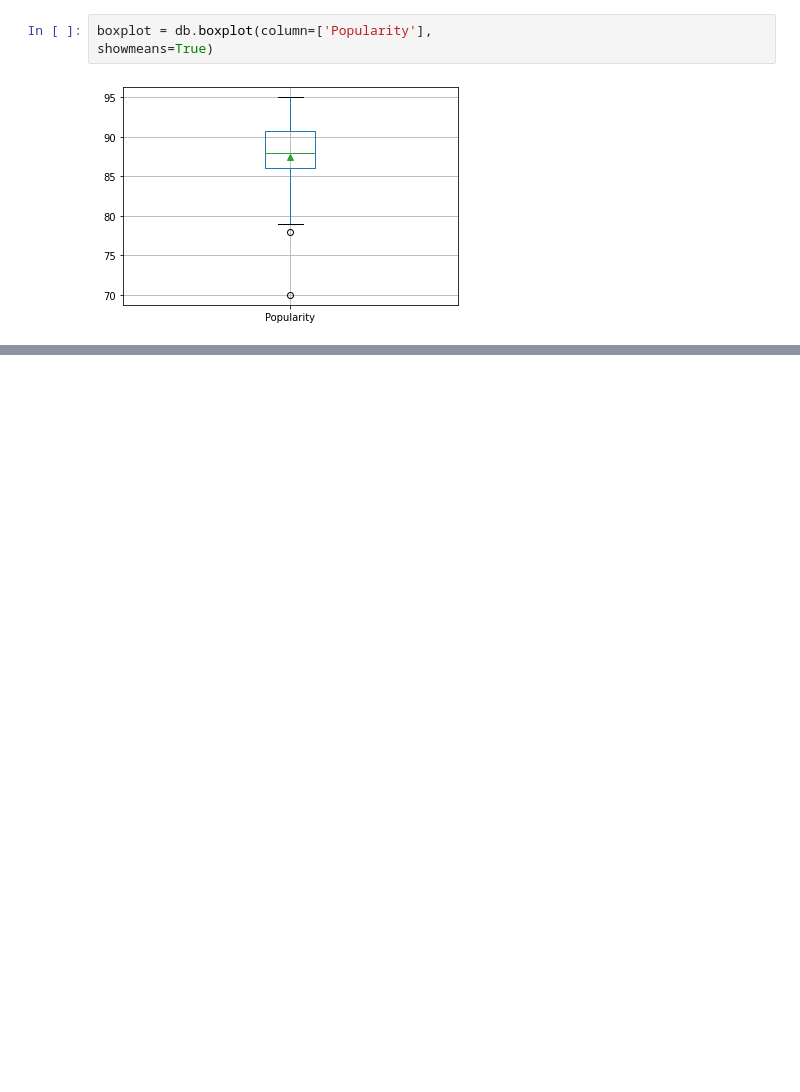
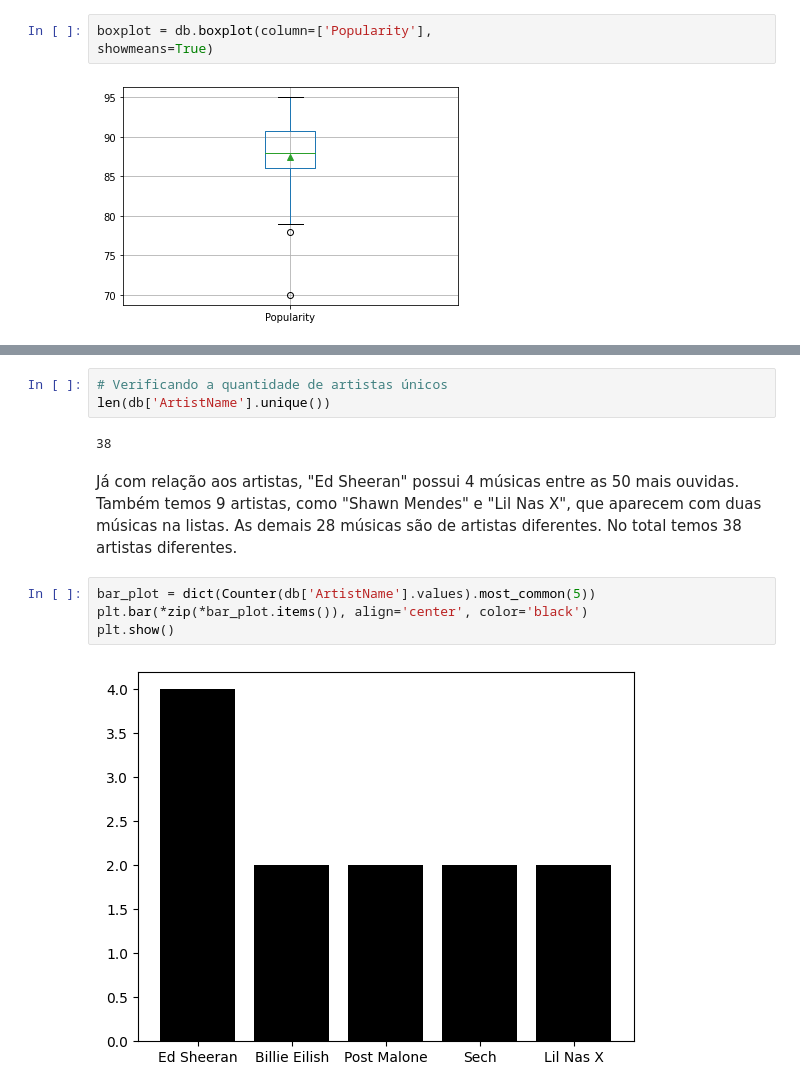
Before and after one commit to simonecrepaldi/spotify_top50_2019, a Jupyter notebook: notebook.ipynb, the cells around one changed output, grey strips where cells are left out. Drawn from its saved outputs; the diff is of its cells as text; blank space fills up the shorter version.

```diff
--- a/notebook.ipynb
+++ b/notebook.ipynb
@@ -98,0 +138,14 @@ showmeans=True)
+# %%
+# Verificando a quantidade de artistas únicos
+len(db['ArtistName'].unique())
+# %% [output]
+38
+# %% [markdown]
+Já com relação aos artistas, "Ed Sheeran" possui 4 músicas entre as 50 mais ouvidas. Também temos 9 artistas, como "Shawn Mendes" e "Lil Nas X", que aparecem com duas músicas na listas. As demais 28 músicas são de artistas diferentes.
+No total temos 38 artistas diferentes.
+# %%
+bar_plot = dict(Counter(db['ArtistName'].values).most_common(5))
+plt.bar(*zip(*bar_plot.items()), align='center', color='black')
+plt.show()
+# %% [output]
+[figure, added]
```
Also changed, not shown: parts of 7 cells of this notebook.
